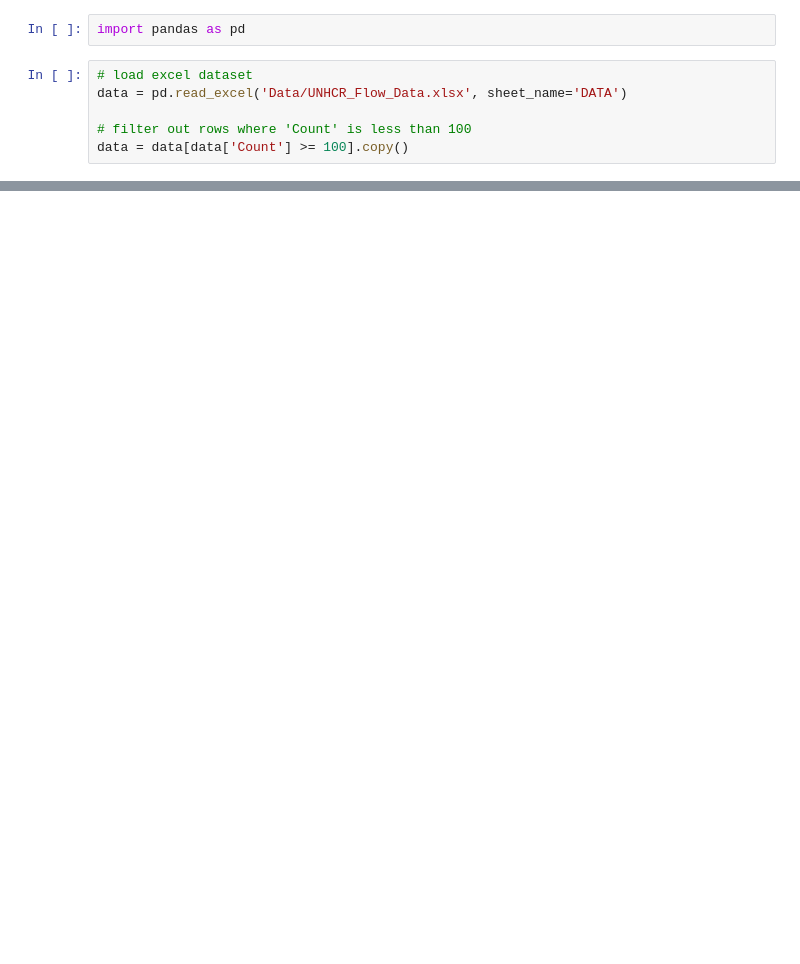
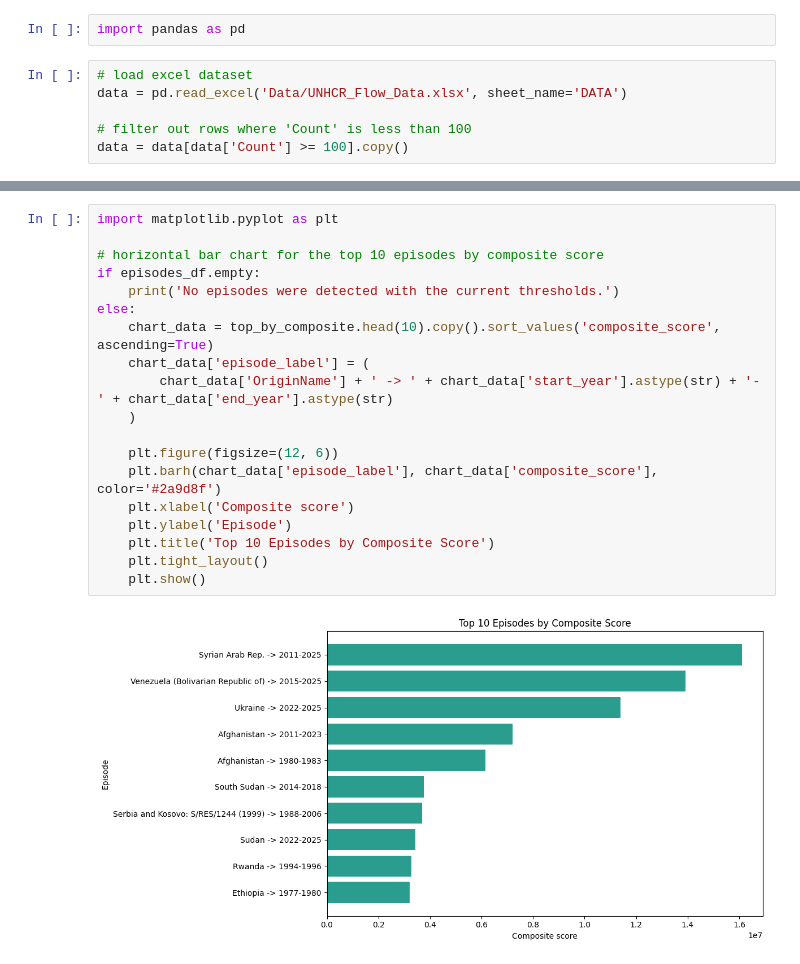
Before and after one commit to TishDuc/TishDuc.github.io, a Jupyter notebook: Displacements_Final_Project/Loke_script.ipynb, the cells around one changed output, grey strips where cells are left out. Drawn from its saved outputs; the diff is of its cells as text; blank space fills up the shorter version.

```diff
--- a/Displacements_Final_Project/Loke_script.ipynb
+++ b/Displacements_Final_Project/Loke_script.ipynb
@@ -211,0 +212,21 @@ Top episodes by balanced composite score:
+# %%
+import matplotlib.pyplot as plt
+
+# horizontal bar chart for the top 10 episodes by composite score
+if episodes_df.empty:
+    print('No episodes were detected with the current thresholds.')
+else:
+    chart_data = top_by_composite.head(10).copy().sort_values('composite_score', ascending=True)
+    chart_data['episode_label'] = (
+        chart_data['OriginName'] + ' -> ' + chart_data['start_year'].astype(str) + '-' + chart_data['end_year'].astype(str)
+    )
+
+    plt.figure(figsize=(12, 6))
+    plt.barh(chart_data['episode_label'], chart_data['composite_score'], color='#2a9d8f')
+    plt.xlabel('Composite score')
+    plt.ylabel('Episode')
+    plt.title('Top 10 Episodes by Composite Score')
+    plt.tight_layout()
+    plt.show()
+# %% [output]
+[figure, added]
```
Also changed, not shown: parts of 1 cell of this notebook.
